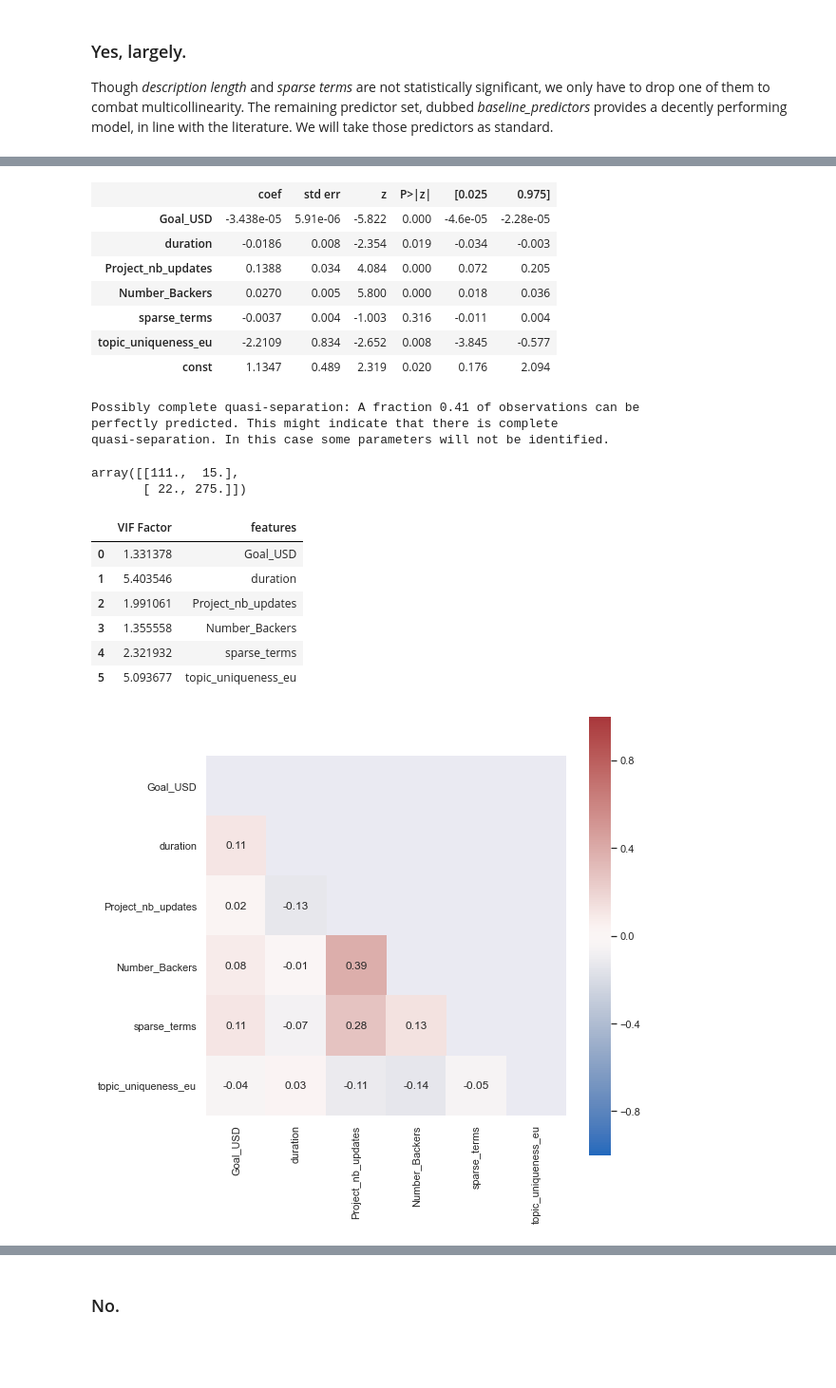
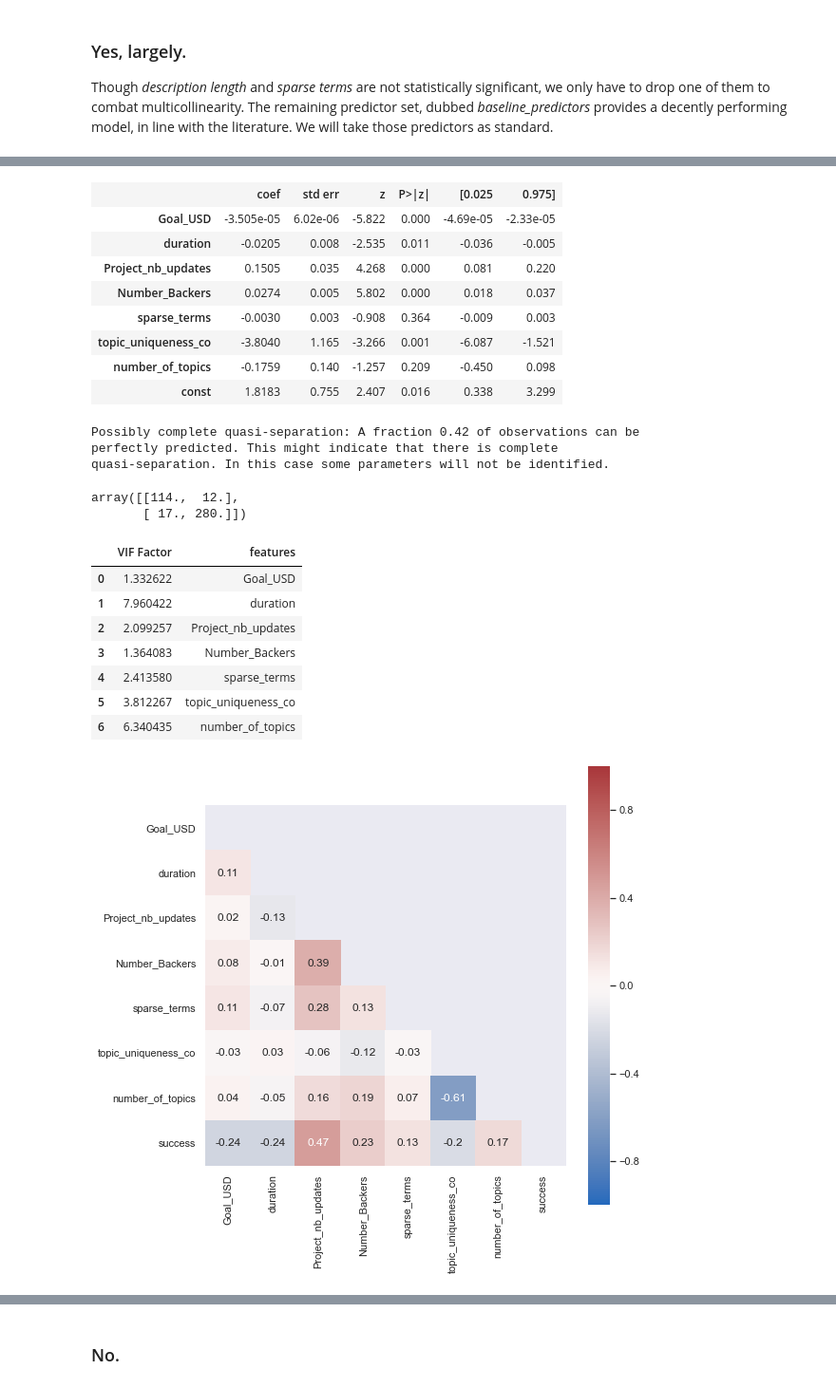
Before and after one commit to RodgervanderHeijden/SBM_Kickstarter, a Jupyter notebook: 4 - regressions.ipynb, the cells around one changed output, grey strips where cells are left out. Shown at 95% size. Cells and saved outputs as stored; diff of their text form; code cells hidden in the pictures; blank space fills up the shorter version.

```diff
--- a/4 - regressions.ipynb
+++ b/4 - regressions.ipynb
@@ -200,3 +226,16 @@ df['topic_uniqueness_co'] = dist_co[0:423]
 ## Helper functions
 
 These functions will be called everytime a new model is fit.
+# %%
+X = df[['succesful', 'number_of_topics', 'topic_uniqueness_eu', 'topic_uniqueness_mh', 'topic_uniqueness_co']]
+# %%
+# Steps to remove redundant values
+
+mask = np.zeros_like(X.corr())
+mask[np.triu_indices_from(mask)] = True
+
+# How to remove redundant correlation
+# <https://stackoverflow.com/questions/33282368/plotting-a-2d-heatmap-with-matplotlib>
+# Correlation matrix
+sns.set(rc={'figure.figsize': (8.5,8.5)})
+sns.heatmap(X.corr().round(2), vmin=-1, vmax=1, square=True, cmap='vlag', annot=True, mask=mask);
@@ -203,5 +244,5 @@ These functions will be called everytime a new model is fit.
 # %%
-def model_diagnostics(model, X):
+def model_diagnostics(model, X, y):
     '''
     This is a post-regression function which is called by the fit_probit function.
     It contains plots of partial regressions, a prediction table,
@@ -210,14 +251,16 @@ def model_diagnostics(model, X):
     '''
 
     # Steps to remove redundant values
-    mask = np.zeros_like(X.corr())
+    full_correlation_table = X.copy()
+    full_correlation_table['success'] = y.copy()
+    mask = np.zeros_like(full_correlation_table.corr())
     mask[np.triu_indices_from(mask)] = True
 
     # How to remove redundant correlation
     # <https://stackoverflow.com/questions/33282368/plotting-a-2d-heatmap-with-matplotlib>
     # Correlation matrix
     sns.set(rc={'figure.figsize': (8.5,8.5)})
-    sns.heatmap(X.corr().round(2), vmin=-1, vmax=1, square=True, cmap='vlag', annot=True, mask=mask);
+    sns.heatmap(full_correlation_table.corr().round(2), vmin=-1, vmax=1, square=True, cmap='vlag', annot=True, mask=mask);
 
     # Prediction table
     display(model.pred_table())
@@ -246,7 +289,7 @@ def fit_probit(X, y):
     log_reg = sm.Probit(y, X_n).fit()
 
     display(log_reg.summary())
-    model_diagnostics(log_reg, X)
+    model_diagnostics(log_reg, X, y)
 
     # Returning the trained model
     return log_reg
@@ -358,5 +406,5 @@ baseline_predictors = ['Goal_USD', 'duration', 'Project_nb_updates', 'Number_Bac
 # %%
-X_uniqueness_eu = df[baseline_predictors + ['topic_uniqueness_eu']]
-model_uniqueness_eu = fit_probit(X_uniqueness_eu, y_success)
+X_hypotheses = df[baseline_predictors + ['topic_uniqueness_co', 'number_of_topics']]
+model_hypotheses = fit_probit(X_hypotheses, y_success)
 # %% [output]
 Optimization terminated successfully.
@@ -373,21 +421,23 @@ Probit Regression Results
 |  | coef | std err | z | P>|z| | [0.025 | 0.975] |
-| Goal_USD | -3.438e-05 | 5.91e-06 | -5.822 | 0.000 | -4.6e-05 | -2.28e-05 |
-| duration | -0.0186 | 0.008 | -2.354 | 0.019 | -0.034 | -0.003 |
-| Project_nb_updates | 0.1388 | 0.034 | 4.084 | 0.000 | 0.072 | 0.205 |
-| Number_Backers | 0.0270 | 0.005 | 5.800 | 0.000 | 0.018 | 0.036 |
-| sparse_terms | -0.0037 | 0.004 | -1.003 | 0.316 | -0.011 | 0.004 |
-| topic_uniqueness_eu | -2.2109 | 0.834 | -2.652 | 0.008 | -3.845 | -0.577 |
-| const | 1.1347 | 0.489 | 2.319 | 0.020 | 0.176 | 2.094 |
+| Goal_USD | -3.505e-05 | 6.02e-06 | -5.822 | 0.000 | -4.69e-05 | -2.33e-05 |
+| duration | -0.0205 | 0.008 | -2.535 | 0.011 | -0.036 | -0.005 |
+| Project_nb_updates | 0.1505 | 0.035 | 4.268 | 0.000 | 0.081 | 0.220 |
+| Number_Backers | 0.0274 | 0.005 | 5.802 | 0.000 | 0.018 | 0.037 |
+| sparse_terms | -0.0030 | 0.003 | -0.908 | 0.364 | -0.009 | 0.003 |
+| topic_uniqueness_co | -3.8040 | 1.165 | -3.266 | 0.001 | -6.087 | -1.521 |
+| number_of_topics | -0.1759 | 0.140 | -1.257 | 0.209 | -0.450 | 0.098 |
+| const | 1.8183 | 0.755 | 2.407 | 0.016 | 0.338 | 3.299 |
-Possibly complete quasi-separation: A fraction 0.41 of observations can be
+Possibly complete quasi-separation: A fraction 0.42 of observations can be
 perfectly predicted. This might indicate that there is complete
 quasi-separation. In this case some parameters will not be identified.
-array([[111.,  15.],
-       [ 22., 275.]])
+array([[114.,  12.],
+       [ 17., 280.]])
 |  | VIF Factor | features |
-| 0 | 1.331378 | Goal_USD |
-| 1 | 5.403546 | duration |
-| 2 | 1.991061 | Project_nb_updates |
-| 3 | 1.355558 | Number_Backers |
-| 4 | 2.321932 | sparse_terms |
-| 5 | 5.093677 | topic_uniqueness_eu |
+| 0 | 1.332622 | Goal_USD |
+| 1 | 7.960422 | duration |
+| 2 | 2.099257 | Project_nb_updates |
+| 3 | 1.364083 | Number_Backers |
+| 4 | 2.413580 | sparse_terms |
+| 5 | 3.812267 | topic_uniqueness_co |
+| 6 | 6.340435 | number_of_topics |
-[figure, old version]
+[figure, new version]
```
Also changed, not shown: parts of 84 cells of this notebook.
